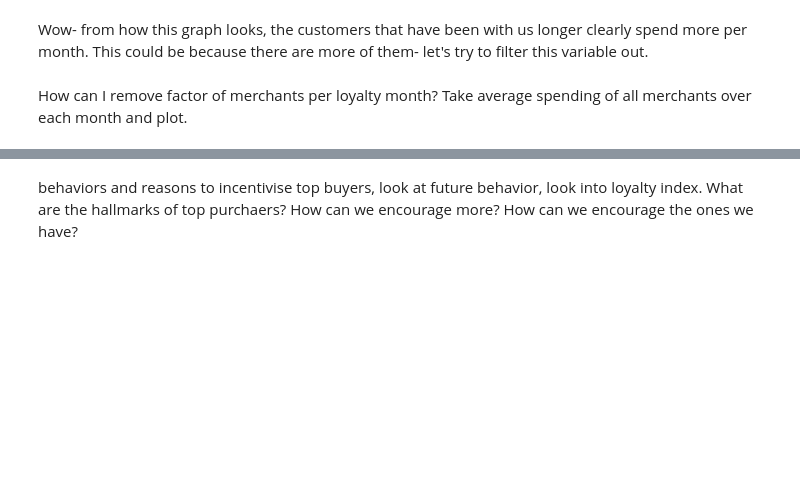
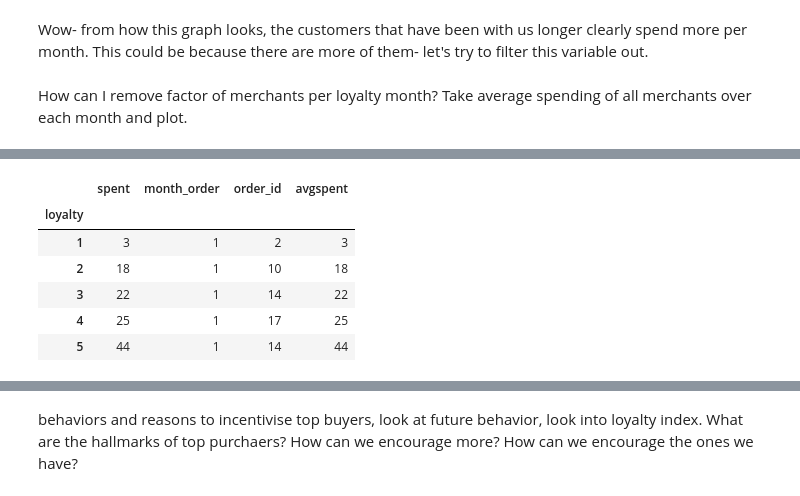
Before and after one commit to graceflitsch/DataScience, a Jupyter notebook: GNB3.ipynb, the cells around one changed output, grey strips where cells are left out. Cells and saved outputs as stored; diff of their text form; code cells hidden in the pictures; blank space fills up the shorter version.

```diff
--- a/GNB3.ipynb
+++ b/GNB3.ipynb
@@ -487,3 +424,5 @@ How can I remove factor of merchants per loyalty month? Take average spending of
+# %%
+loyaltycount = dfmerch.groupby(by ='loyalty').nunique()
 # %%
 dfmerch.sample(100)
 # %% [output]
@@ -504,3 +443,13 @@ dfmerch.sample(100)
+# %%
+loyaltycount.head()
+# %% [output]
+|  | spent | month_order | order_id | avgspent |
+| loyalty |  |  |  |  |
+| 1 | 3 | 1 | 2 | 3 |
+| 2 | 18 | 1 | 10 | 18 |
+| 3 | 22 | 1 | 14 | 22 |
+| 4 | 25 | 1 | 17 | 25 |
+| 5 | 44 | 1 | 14 | 44 |
 # %%
 dfmerch.groupby(by = 'loyalty')['loymonth'].mean().plot()
 # %% [output]
```
Also changed, not shown: parts of 27 cells of this notebook.
